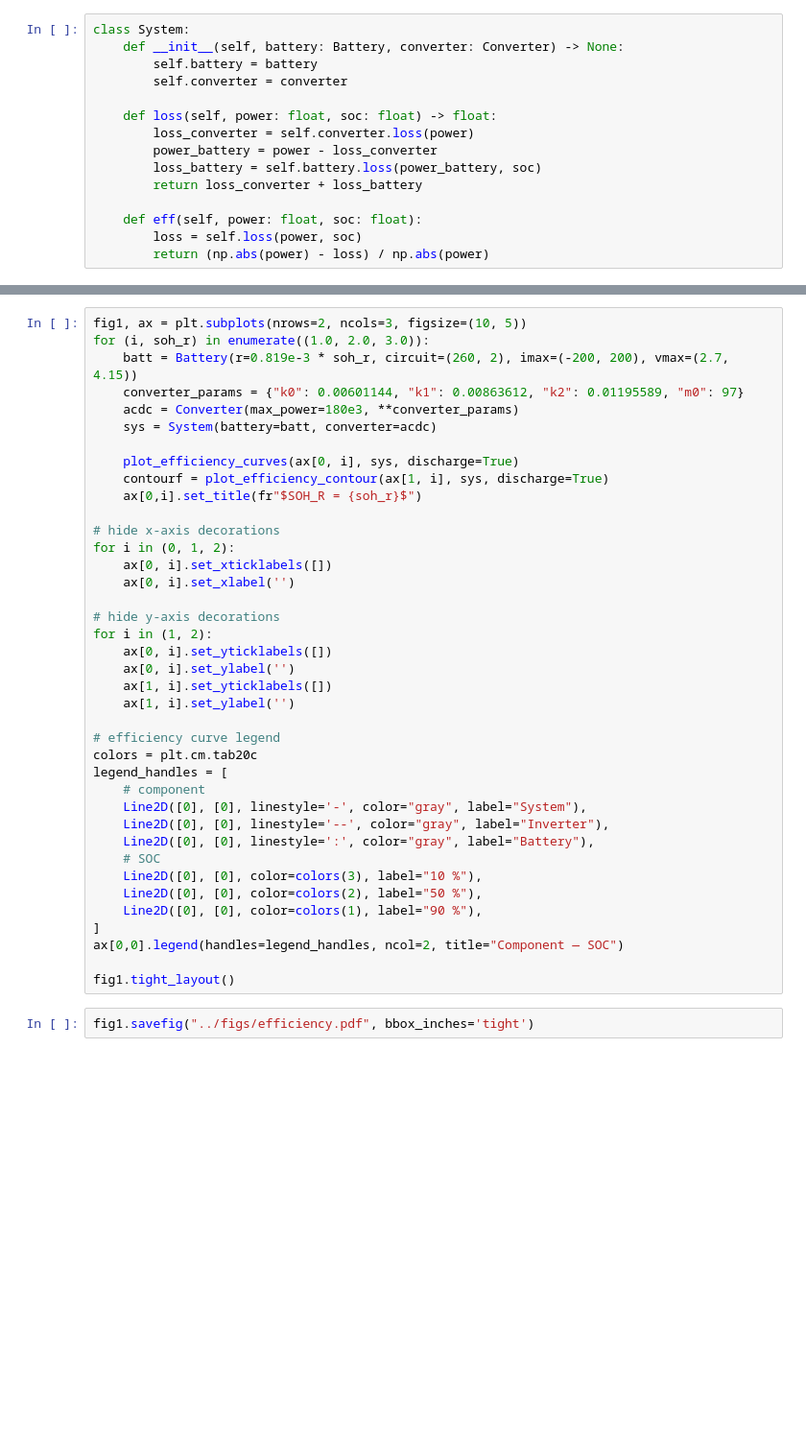
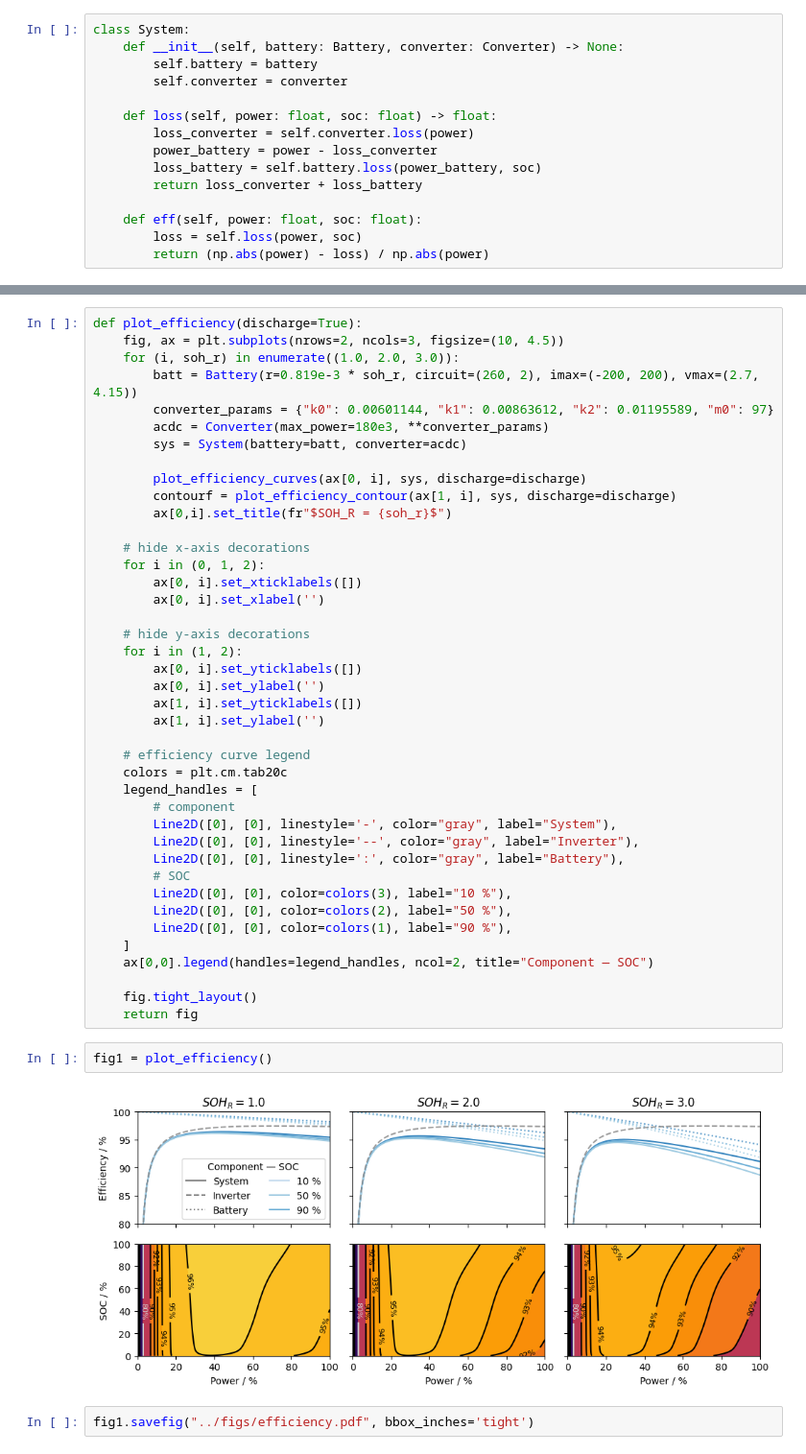
Before and after one commit to martincornejo/bess-opt-benchmark, a Jupyter notebook: notebooks/efficiency.ipynb, the cells around one changed output, grey strips where cells are left out. Shown at 96% size. Saved outputs shown, nothing was run; the diff lists cells and outputs as text; blank space fills up the shorter version.

Commit message:
Update efficiency notebook

```diff
--- a/notebooks/efficiency.ipynb
+++ b/notebooks/efficiency.ipynb
@@ -193,41 +180,47 @@ def plot_efficiency_contour(ax, sys, max_power: float | None = None, discharge=F
 # %%
-fig1, ax = plt.subplots(nrows=2, ncols=3, figsize=(10, 5))
-for (i, soh_r) in enumerate((1.0, 2.0, 3.0)):
-    batt = Battery(r=0.819e-3 * soh_r, circuit=(260, 2), imax=(-200, 200), vmax=(2.7, 4.15))
-    converter_params = {"k0": 0.00601144, "k1": 0.00863612, "k2": 0.01195589, "m0": 97}
-    acdc = Converter(max_power=180e3, **converter_params)
-    sys = System(battery=batt, converter=acdc)
+def plot_efficiency(discharge=True):
+    fig, ax = plt.subplots(nrows=2, ncols=3, figsize=(10, 4.5))
+    for (i, soh_r) in enumerate((1.0, 2.0, 3.0)):
+        batt = Battery(r=0.819e-3 * soh_r, circuit=(260, 2), imax=(-200, 200), vmax=(2.7, 4.15))
+        converter_params = {"k0": 0.00601144, "k1": 0.00863612, "k2": 0.01195589, "m0": 97}
+        acdc = Converter(max_power=180e3, **converter_params)
+        sys = System(battery=batt, converter=acdc)
 
-    plot_efficiency_curves(ax[0, i], sys, discharge=True)
-    contourf = plot_efficiency_contour(ax[1, i], sys, discharge=True)
-    ax[0,i].set_title(fr"$SOH_R = {soh_r}$")
+        plot_efficiency_curves(ax[0, i], sys, discharge=discharge)
+        contourf = plot_efficiency_contour(ax[1, i], sys, discharge=discharge)
+        ax[0,i].set_title(fr"$SOH_R = {soh_r}$")
 
-# hide x-axis decorations
-for i in (0, 1, 2):
-    ax[0, i].set_xticklabels([])
-    ax[0, i].set_xlabel('')
+    # hide x-axis decorations
+    for i in (0, 1, 2):
+        ax[0, i].set_xticklabels([])
+        ax[0, i].set_xlabel('')
 
-# hide y-axis decorations
-for i in (1, 2):
-    ax[0, i].set_yticklabels([])
-    ax[0, i].set_ylabel('')
-    ax[1, i].set_yticklabels([])
-    ax[1, i].set_ylabel('')
+    # hide y-axis decorations
+    for i in (1, 2):
+        ax[0, i].set_yticklabels([])
+        ax[0, i].set_ylabel('')
+        ax[1, i].set_yticklabels([])
+        ax[1, i].set_ylabel('')
 
-# efficiency curve legend
-colors = plt.cm.tab20c
-legend_handles = [
-    # component
-    Line2D([0], [0], linestyle='-', color="gray", label="System"),
-    Line2D([0], [0], linestyle='--', color="gray", label="Inverter"),
-    Line2D([0], [0], linestyle=':', color="gray", label="Battery"),
-    # SOC
-    Line2D([0], [0], color=colors(3), label="10 %"),
-    Line2D([0], [0], color=colors(2), label="50 %"),
-    Line2D([0], [0], color=colors(1), label="90 %"),
-]
-ax[0,0].legend(handles=legend_handles, ncol=2, title="Component — SOC")
+    # efficiency curve legend
+    colors = plt.cm.tab20c
+    legend_handles = [
+        # component
+        Line2D([0], [0], linestyle='-', color="gray", label="System"),
+        Line2D([0], [0], linestyle='--', color="gray", label="Inverter"),
+        Line2D([0], [0], linestyle=':', color="gray", label="Battery"),
+        # SOC
+        Line2D([0], [0], color=colors(3), label="10 %"),
+        Line2D([0], [0], color=colors(2), label="50 %"),
+        Line2D([0], [0], color=colors(1), label="90 %"),
+    ]
+    ax[0,0].legend(handles=legend_handles, ncol=2, title="Component — SOC")
 
-fig1.tight_layout()
+    fig.tight_layout()
+    return fig
+# %%
+fig1 = plot_efficiency()
+# %% [output]
+[figure, added]
 # %%
 fig1.savefig("../figs/efficiency.pdf", bbox_inches='tight')
```
Also changed, not shown: parts of 12 cells of this notebook.
